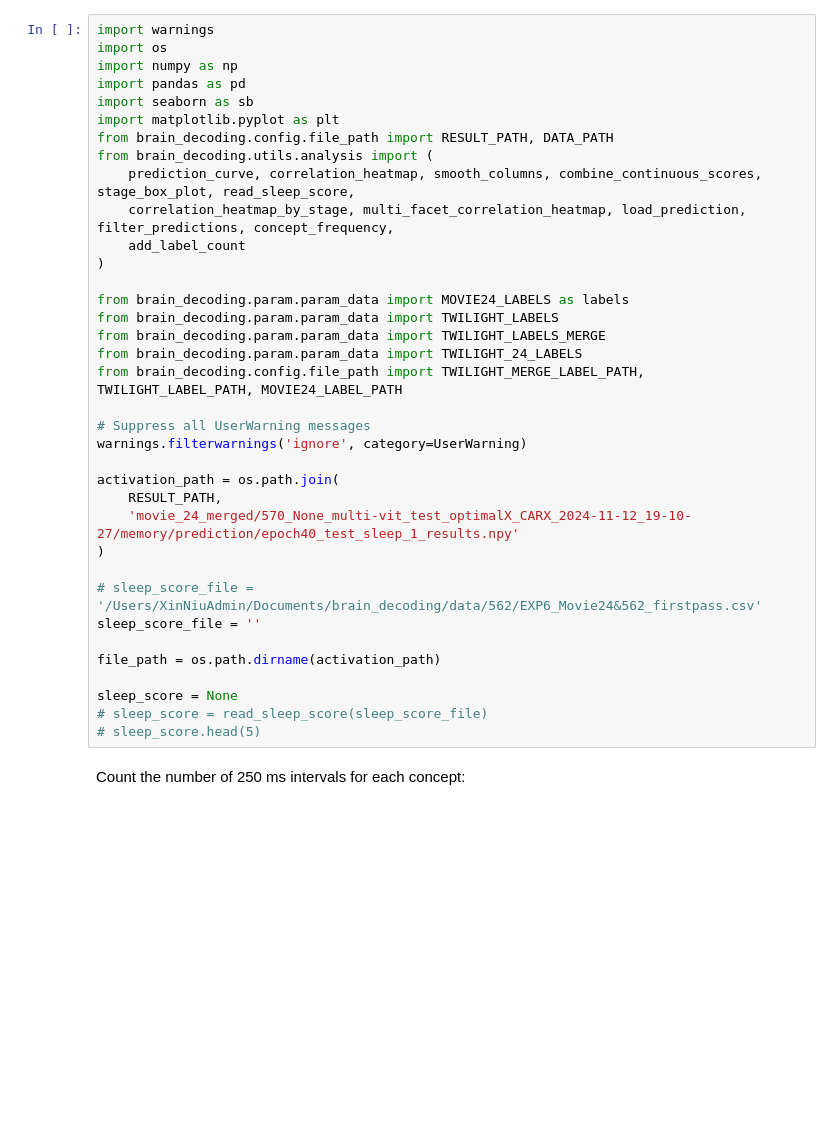
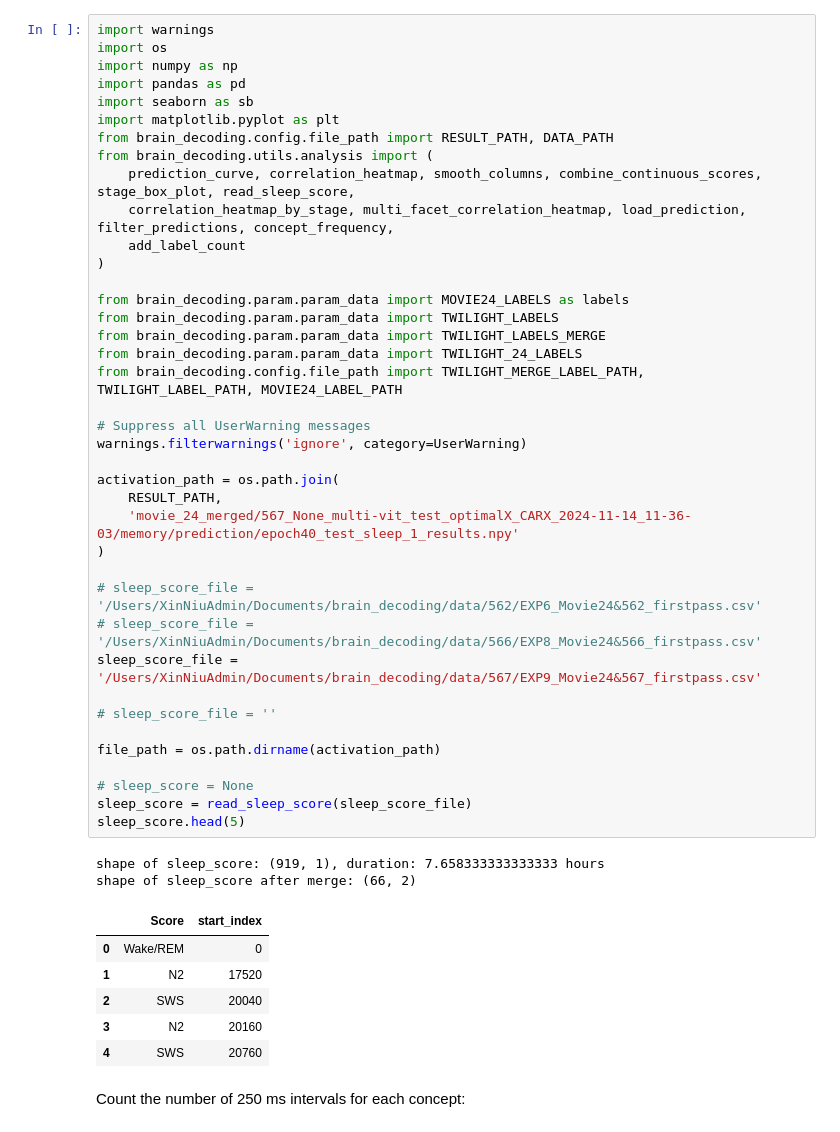
Before and after one commit to NxNiki/brain_decoding, a Jupyter notebook: src/scripts/plot_activation.ipynb, the cells around one changed output. Drawn from its saved outputs; the diff is of its cells as text; blank space fills up the shorter version.

```diff
--- a/src/scripts/plot_activation.ipynb
+++ b/src/scripts/plot_activation.ipynb
@@ -2,38 +2,50 @@
 import warnings
 import os
 import numpy as np
 import pandas as pd
 import seaborn as sb
 import matplotlib.pyplot as plt
 from brain_decoding.config.file_path import RESULT_PATH, DATA_PATH
 from brain_decoding.utils.analysis import (
     prediction_curve, correlation_heatmap, smooth_columns, combine_continuous_scores, stage_box_plot, read_sleep_score,
     correlation_heatmap_by_stage, multi_facet_correlation_heatmap, load_prediction, filter_predictions, concept_frequency,
     add_label_count
 )
 
 from brain_decoding.param.param_data import MOVIE24_LABELS as labels
 from brain_decoding.param.param_data import TWILIGHT_LABELS
 from brain_decoding.param.param_data import TWILIGHT_LABELS_MERGE
 from brain_decoding.param.param_data import TWILIGHT_24_LABELS
 from brain_decoding.config.file_path import TWILIGHT_MERGE_LABEL_PATH, TWILIGHT_LABEL_PATH, MOVIE24_LABEL_PATH
 
 # Suppress all UserWarning messages
 warnings.filterwarnings('ignore', category=UserWarning)
 
 activation_path = os.path.join(
     RESULT_PATH,
-    'movie_24_merged/570_None_multi-vit_test_optimalX_CARX_2024-11-12_19-10-27/memory/prediction/epoch40_test_sleep_1_results.npy'
+    'movie_24_merged/567_None_multi-vit_test_optimalX_CARX_2024-11-14_11-36-03/memory/prediction/epoch40_test_sleep_1_results.npy'
 )
 
 # sleep_score_file = '/Users/XinNiuAdmin/Documents/brain_decoding/data/562/EXP6_Movie24&562_firstpass.csv'
-sleep_score_file = ''
+# sleep_score_file = '/Users/XinNiuAdmin/Documents/brain_decoding/data/566/EXP8_Movie24&566_firstpass.csv'
+sleep_score_file = '/Users/XinNiuAdmin/Documents/brain_decoding/data/567/EXP9_Movie24&567_firstpass.csv'
+
+# sleep_score_file = ''
 
 file_path = os.path.dirname(activation_path)
 
-sleep_score = None
-# sleep_score = read_sleep_score(sleep_score_file)
-# sleep_score.head(5)
+# sleep_score = None
+sleep_score = read_sleep_score(sleep_score_file)
+sleep_score.head(5)
+# %% [output]
+shape of sleep_score: (919, 1), duration: 7.658333333333333 hours
+shape of sleep_score after merge: (66, 2)
+|  | Score | start_index |
+| 0 | Wake/REM | 0 |
+| 1 | N2 | 17520 |
+| 2 | SWS | 20040 |
+| 3 | N2 | 20160 |
+| 4 | SWS | 20760 |
 # %% [markdown]
 Count the number of 250 ms intervals for each concept:
 # %%
```
Also changed, not shown: parts of 6 cells of this notebook, 2 other files.
